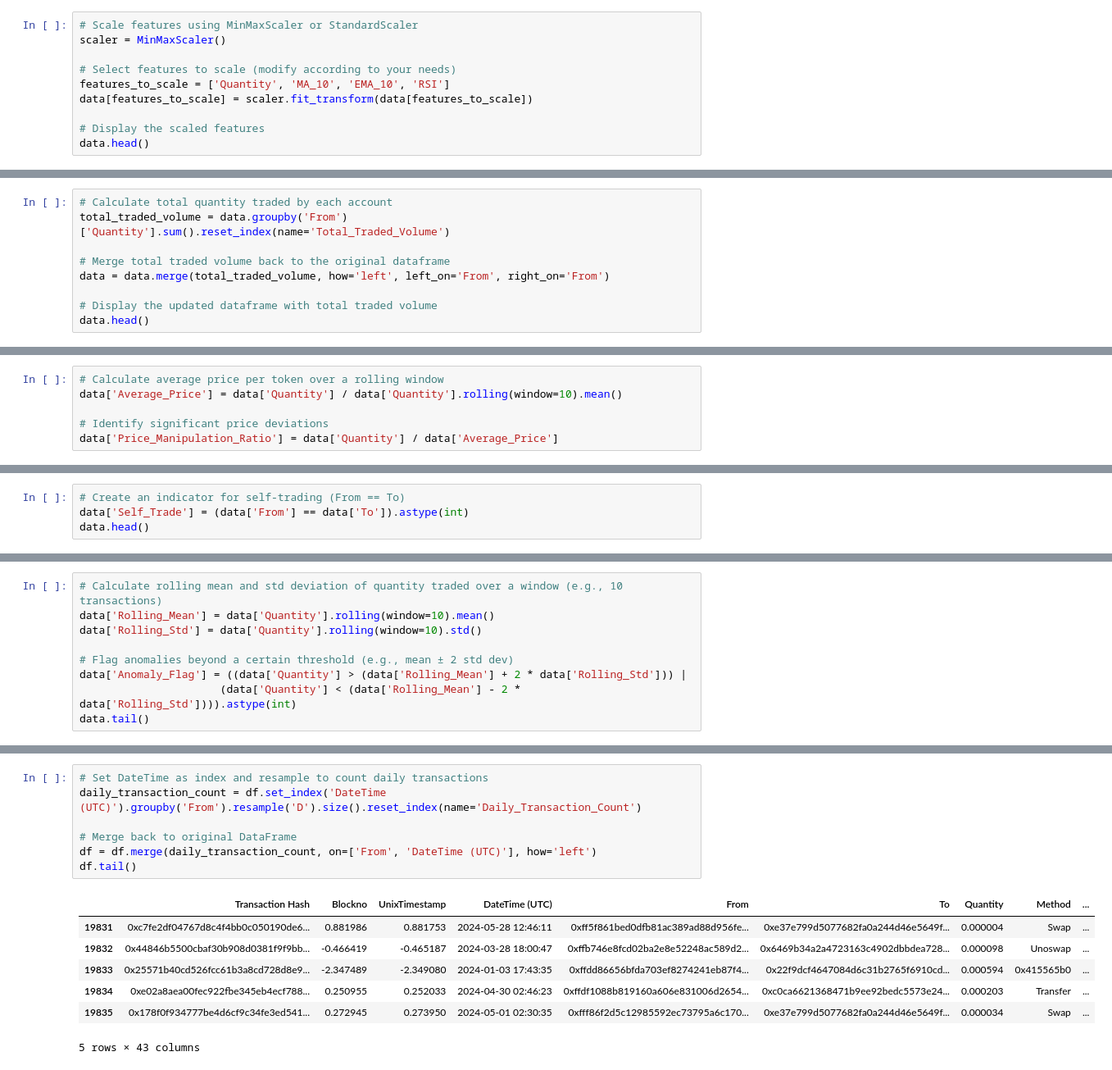
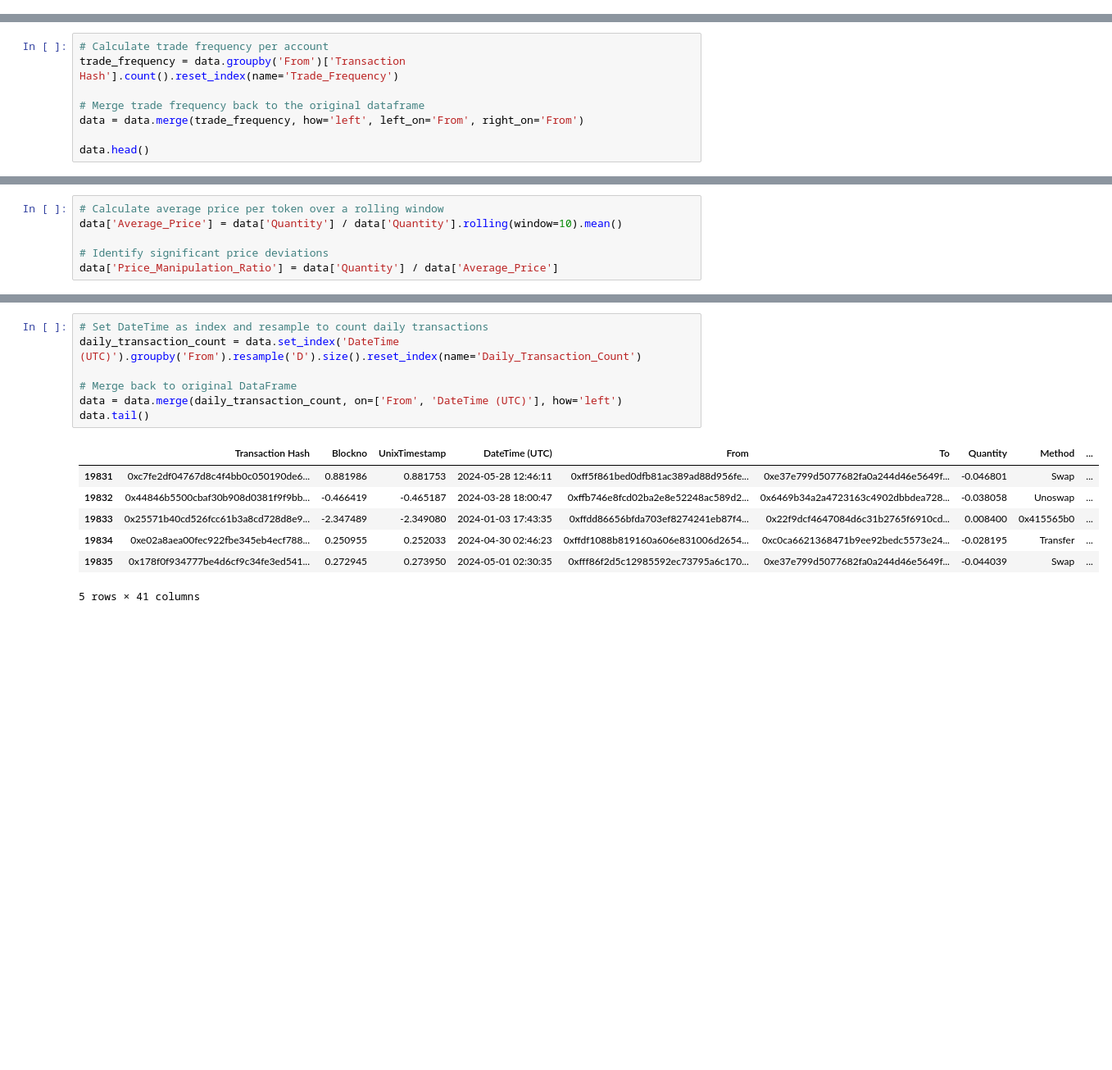
Before and after one commit to KaustubhaRam/Wash-Trading-Case-Study-for-ERC20-Token-Group-1, a Jupyter notebook: ERC20_group1.ipynb, the cells around one changed output, grey strips where cells are left out. Shown at 82% size. Cells and saved outputs as stored; diff of their text form; blank space fills up the shorter version.

```diff
--- a/ERC20_group1.ipynb
+++ b/ERC20_group1.ipynb
@@ -461,10 +525,0 @@ data.head()
-# %%
-# Scale features using MinMaxScaler or StandardScaler
-scaler = MinMaxScaler()
-
-# Select features to scale (modify according to your needs)
-features_to_scale = ['Quantity', 'MA_10', 'EMA_10', 'RSI']
-data[features_to_scale] = scaler.fit_transform(data[features_to_scale])
-
-# Display the scaled features
-data.head()
@@ -506,11 +588,10 @@ For example, when doing 'df[col].method(value, inplace=True)', try using 'df.met
 # %%
-# Calculate total quantity traded by each account
-total_traded_volume = data.groupby('From')['Quantity'].sum().reset_index(name='Total_Traded_Volume')
+# Calculate trade frequency per account
+trade_frequency = data.groupby('From')['Transaction Hash'].count().reset_index(name='Trade_Frequency')
 
-# Merge total traded volume back to the original dataframe
-data = data.merge(total_traded_volume, how='left', left_on='From', right_on='From')
+# Merge trade frequency back to the original dataframe
+data = data.merge(trade_frequency, how='left', left_on='From', right_on='From')
 
-# Display the updated dataframe with total traded volume
 data.head()
 # %% [output]
 |  | Transaction Hash | Blockno | UnixTimestamp | DateTime (UTC) | From | To | Quantity | Method | ... |
@@ -658,5 +684 @@ data.head()
 5 rows × 33 columns
-# %%
-# Create an indicator for self-trading (From == To)
-data['Self_Trade'] = (data['From'] == data['To']).astype(int)
-data.head()
@@ -775,9 +788,0 @@ data.tail()
-# %%
-# Calculate rolling mean and std deviation of quantity traded over a window (e.g., 10 transactions)
-data['Rolling_Mean'] = data['Quantity'].rolling(window=10).mean()
-data['Rolling_Std'] = data['Quantity'].rolling(window=10).std()
-
-# Flag anomalies beyond a certain threshold (e.g., mean ± 2 std dev)
-data['Anomaly_Flag'] = ((data['Quantity'] > (data['Rolling_Mean'] + 2 * data['Rolling_Std'])) |
-                      (data['Quantity'] < (data['Rolling_Mean'] - 2 * data['Rolling_Std']))).astype(int)
-data.tail()
@@ -792,18 +789,18 @@ data.tail()
 # %%
 # Set DateTime as index and resample to count daily transactions
-daily_transaction_count = df.set_index('DateTime (UTC)').groupby('From').resample('D').size().reset_index(name='Daily_Transaction_Count')
+daily_transaction_count = data.set_index('DateTime (UTC)').groupby('From').resample('D').size().reset_index(name='Daily_Transaction_Count')
 
 # Merge back to original DataFrame
-df = df.merge(daily_transaction_count, on=['From', 'DateTime (UTC)'], how='left')
-df.tail()
+data = data.merge(daily_transaction_count, on=['From', 'DateTime (UTC)'], how='left')
+data.tail()
 # %% [output]
 |  | Transaction Hash | Blockno | UnixTimestamp | DateTime (UTC) | From | To | Quantity | Method | ... |
-| 19831 | 0xc7fe2df04767d8c4f4bb0c050190de6... | 0.881986 | 0.881753 | 2024-05-28 12:46:11 | 0xff5f861bed0dfb81ac389ad88d956fe... | 0xe37e799d5077682fa0a244d46e5649f... | 0.000004 | Swap | ... |
-| 19832 | 0x44846b5500cbaf30b908d0381f9f9bb... | -0.466419 | -0.465187 | 2024-03-28 18:00:47 | 0xffb746e8fcd02ba2e8e52248ac589d2... | 0x6469b34a2a4723163c4902dbbdea728... | 0.000098 | Unoswap | ... |
-| 19833 | 0x25571b40cd526fcc61b3a8cd728d8e9... | -2.347489 | -2.349080 | 2024-01-03 17:43:35 | 0xffdd86656bfda703ef8274241eb87f4... | 0x22f9dcf4647084d6c31b2765f6910cd... | 0.000594 | 0x415565b0 | ... |
-| 19834 | 0xe02a8aea00fec922fbe345eb4ecf788... | 0.250955 | 0.252033 | 2024-04-30 02:46:23 | 0xffdf1088b819160a606e831006d2654... | 0xc0ca6621368471b9ee92bedc5573e24... | 0.000203 | Transfer | ... |
-| 19835 | 0x178f0f934777be4d6cf9c34fe3ed541... | 0.272945 | 0.273950 | 2024-05-01 02:30:35 | 0xfff86f2d5c12985592ec73795a6c170... | 0xe37e799d5077682fa0a244d46e5649f... | 0.000034 | Swap | ... |
+| 19831 | 0xc7fe2df04767d8c4f4bb0c050190de6... | 0.881986 | 0.881753 | 2024-05-28 12:46:11 | 0xff5f861bed0dfb81ac389ad88d956fe... | 0xe37e799d5077682fa0a244d46e5649f... | -0.046801 | Swap | ... |
+| 19832 | 0x44846b5500cbaf30b908d0381f9f9bb... | -0.466419 | -0.465187 | 2024-03-28 18:00:47 | 0xffb746e8fcd02ba2e8e52248ac589d2... | 0x6469b34a2a4723163c4902dbbdea728... | -0.038058 | Unoswap | ... |
+| 19833 | 0x25571b40cd526fcc61b3a8cd728d8e9... | -2.347489 | -2.349080 | 2024-01-03 17:43:35 | 0xffdd86656bfda703ef8274241eb87f4... | 0x22f9dcf4647084d6c31b2765f6910cd... | 0.008400 | 0x415565b0 | ... |
+| 19834 | 0xe02a8aea00fec922fbe345eb4ecf788... | 0.250955 | 0.252033 | 2024-04-30 02:46:23 | 0xffdf1088b819160a606e831006d2654... | 0xc0ca6621368471b9ee92bedc5573e24... | -0.028195 | Transfer | ... |
+| 19835 | 0x178f0f934777be4d6cf9c34fe3ed541... | 0.272945 | 0.273950 | 2024-05-01 02:30:35 | 0xfff86f2d5c12985592ec73795a6c170... | 0xe37e799d5077682fa0a244d46e5649f... | -0.044039 | Swap | ... |
-5 rows × 43 columns
+5 rows × 41 columns
 # %%
 # Calculate total transfers for each address pair and overall transfers for each address
 total_transfers = data.groupby('From').size().reset_index(name='Total_Transfers')
```
Also changed, not shown: parts of 81 cells of this notebook.
